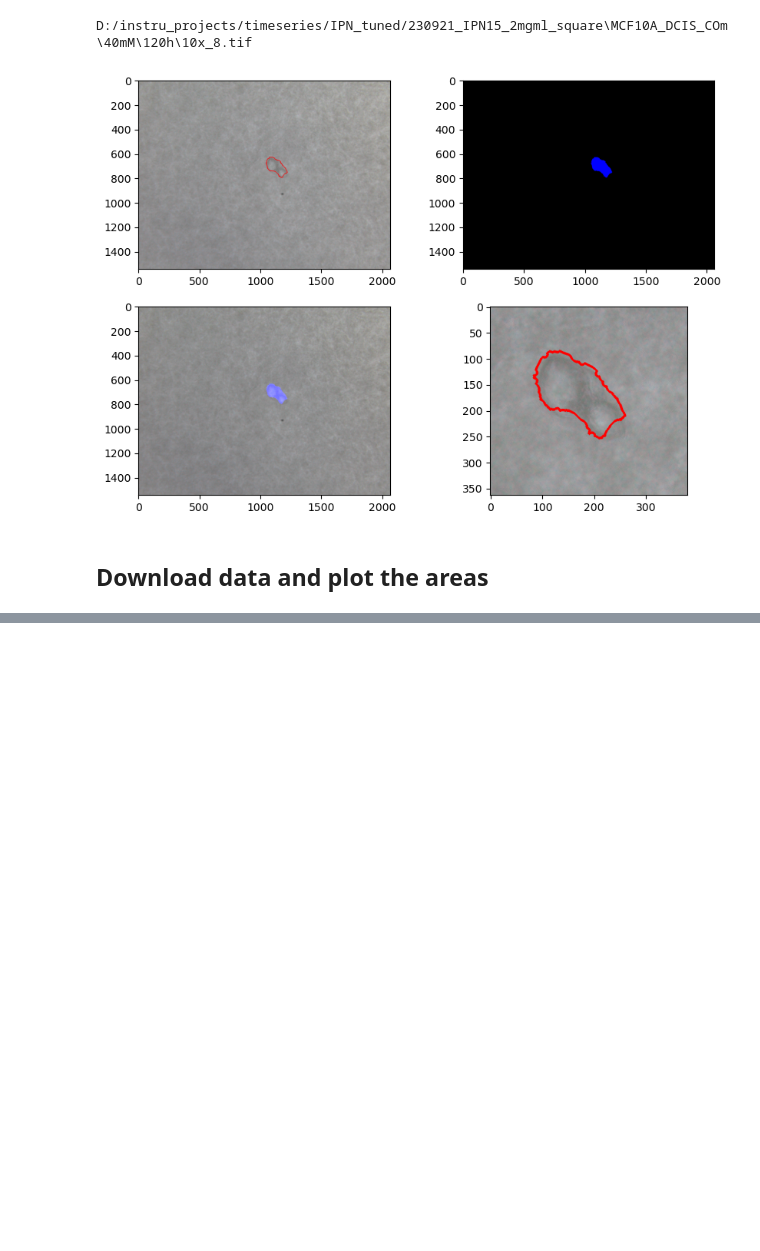
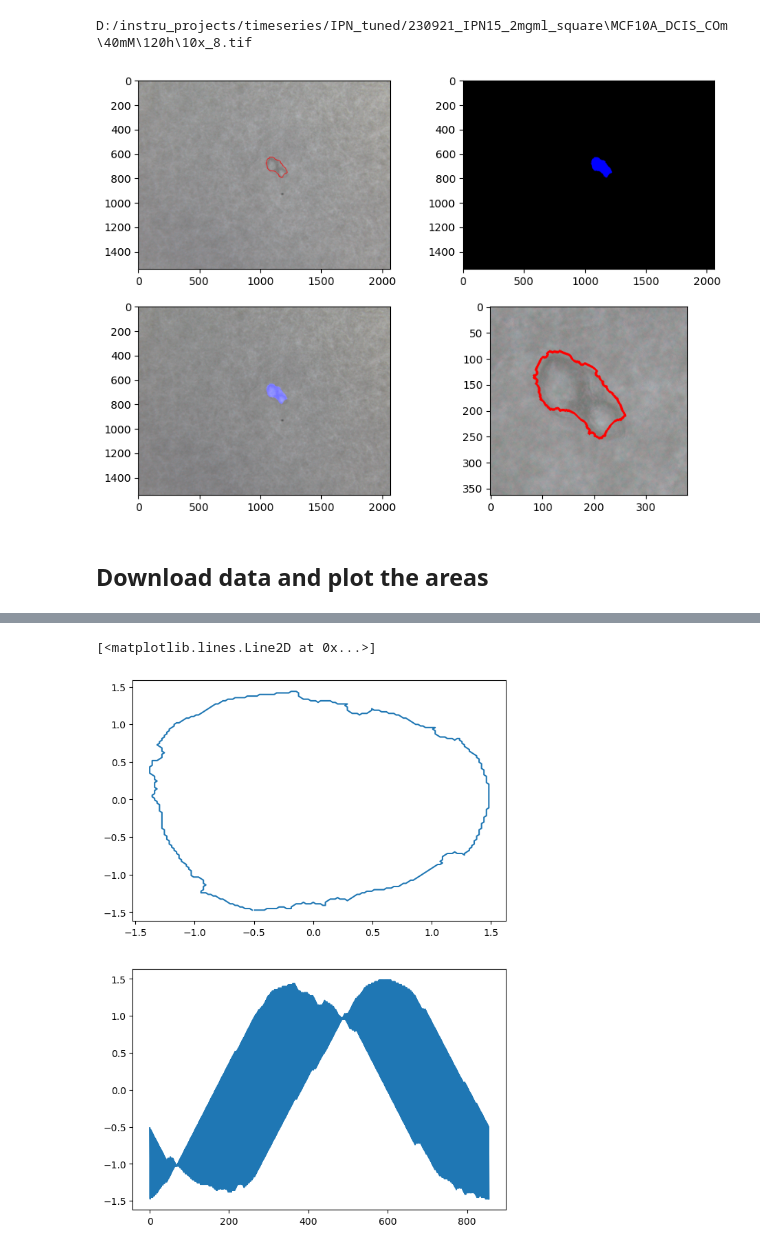
Before and after one commit to ArttuD/InstruProject, a Jupyter notebook: incubationSeries/cleanSegment.ipynb, the cells around one changed output, grey strips where cells are left out. Cells and saved outputs as stored; diff of their text form; code cells hidden in the pictures; blank space fills up the shorter version.

```diff
--- a/incubationSeries/cleanSegment.ipynb
+++ b/incubationSeries/cleanSegment.ipynb
@@ -382,0 +608,13 @@ len(dict_all["sample_type"])
+# %%
+xx = dict_all["cnt"][0].astype("float")
+current =  (xx.astype(np.float32)-np.mean(xx,axis=0)[None,...])/np.std(xx,axis=0)[None,...]
+
+phi =scipy.ndimage.gaussian_filter(np.unwrap(np.arctan2(xx[:,0],xx[:,1])),2)
+# %%
+fig, ax = plt.subplots(2,1, figsize = (7,10))
+
+ax[0].plot(current[:,0,0],current[:,0,1])
+ax[1].plot(current.flatten())
+# %% [output]
+[<matplotlib.lines.Line2D at 0x...>]
+[figure, added]
```
Also changed, not shown: parts of 20 cells of this notebook, 1 other file.
